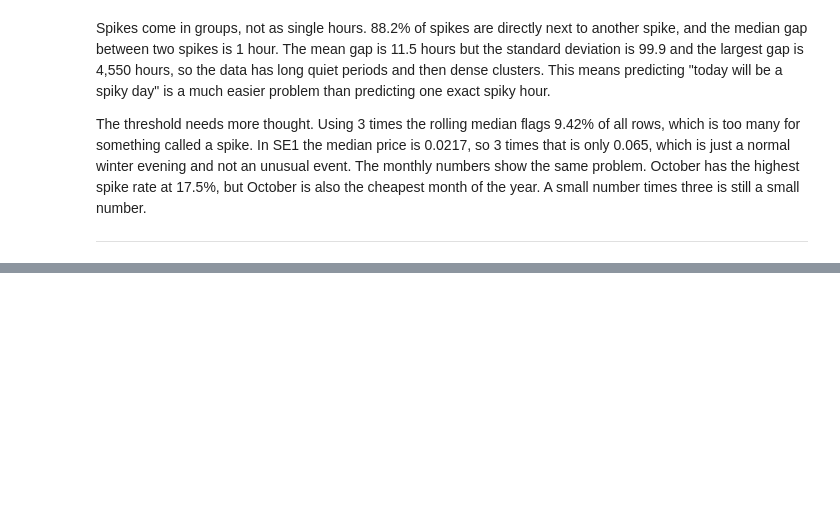
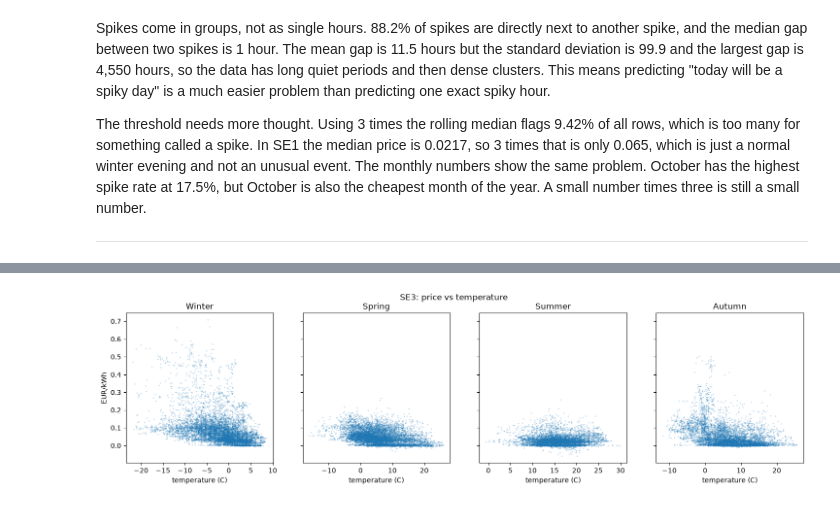
Before and after one commit to P4FFos/electricity-price-forecasting, a Jupyter notebook: notebooks/data_understanding.ipynb, the cells around one changed output, grey strips where cells are left out. Cells and saved outputs as stored; diff of their text form; code cells hidden in the pictures; blank space fills up the shorter version.

```diff
--- a/notebooks/data_understanding.ipynb
+++ b/notebooks/data_understanding.ipynb
@@ -266,0 +294,13 @@ The threshold needs more thought. Using 3 times the rolling median flags 9.42% o
+# %%
+prices_h = (
+    prices.set_index("time_start")
+    .groupby("zone")["eur_per_kwh"]
+    .resample("h")
+    .mean()
+    .reset_index()
+    .rename(columns={"time_start": "timestamp"})
+)
+
+merged = prices_h.merge(weather, on=["zone", "timestamp"], how="inner")
+print(len(merged))
+print(merged["timestamp"].min(), merged["timestamp"].max())
@@ -266,0 +310,18 @@ The threshold needs more thought. Using 3 times the rolling median flags 9.42% o
+# %%
+merged["month"] = merged["timestamp"].dt.month
+merged["season"] = merged["month"] % 12 // 3
+season_names = {0: "Winter", 1: "Spring", 2: "Summer", 3: "Autumn"}
+
+se3 = merged[merged["zone"] == "SE3"]
+
+fig, axes = plt.subplots(1, 4, figsize=(18, 4), sharey=True)
+for ax, (s, name) in zip(axes, season_names.items()):
+    sub = se3[se3["season"] == s]
+    ax.scatter(sub["temperature"], sub["eur_per_kwh"], s=1, alpha=0.2)
+    ax.set_title(name)
+    ax.set_xlabel("temperature (C)")
+axes[0].set_ylabel("EUR/kWh")
+plt.suptitle("SE3: price vs temperature")
+plt.show()
+# %% [output]
+[figure, added]
```
Also changed, not shown: parts of 25 cells of this notebook.
